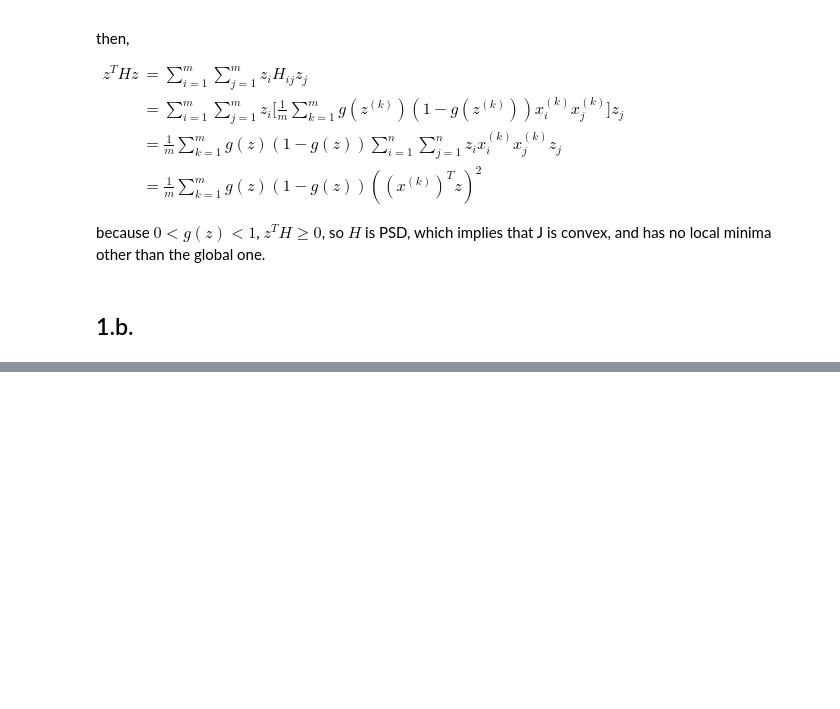
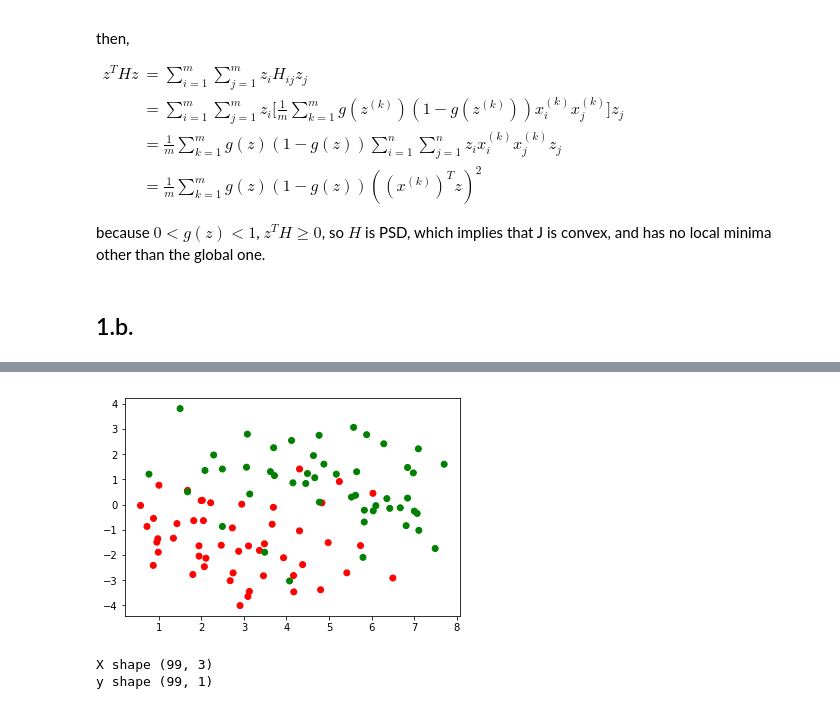
Before and after one commit to Conglang/DeepOps, a Jupyter notebook: stanford_cs229/ps1/ps1_1_logistic_regression.ipynb, the cells around one changed output, grey strips where cells are left out. Cells and saved outputs as stored; diff of their text form; code cells hidden in the pictures; blank space fills up the shorter version.

```diff
--- a/stanford_cs229/ps1/ps1_1_logistic_regression.ipynb
+++ b/stanford_cs229/ps1/ps1_1_logistic_regression.ipynb
@@ -56,0 +85,9 @@ because $0<g(z)<1$, $z^TH \ge 0$, so $H$ is PSD, which implies that J is convex,
+# %%
+# load data
+X_df = pd.read_table('http://cs229.stanford.edu/ps/ps1/logistic_x.txt', sep = '\s+', names = ['x1', 'x2'], dtype = {'x1': np.float64, 'x2': np.float64})
+y_df = pd.read_table('http://cs229.stanford.edu/ps/ps1/logistic_y.txt', names = ['y'], dtype = {'y': np.int})
+data = X_df.copy()
+data['y'] = y_df
+print(data.head())
+print(data.shape)
+print(data['y'].value_counts())
@@ -56,0 +105,17 @@ because $0<g(z)<1$, $z^TH \ge 0$, so $H$ is PSD, which implies that J is convex,
+# %%
+# plot
+colors = ['red', 'green']
+plt.scatter(data['x1'], data['x2'], c=y, cmap = pltcolor.ListedColormap(colors))
+plt.show()
+# %% [output]
+[figure, added]
+# %%
+# adding a columns of one for theta 0
+X = X_df.as_matrix()
+X = np.hstack([np.ones((X.shape[0], 1)), X])
+y = y_df.as_matrix()
+print("X shape {0}".format(X.shape))
+print("y shape {0}".format(y.shape))
+# %% [output]
+X shape (99, 3)
+y shape (99, 1)
```
Also changed, not shown: parts of 7 cells of this notebook.
